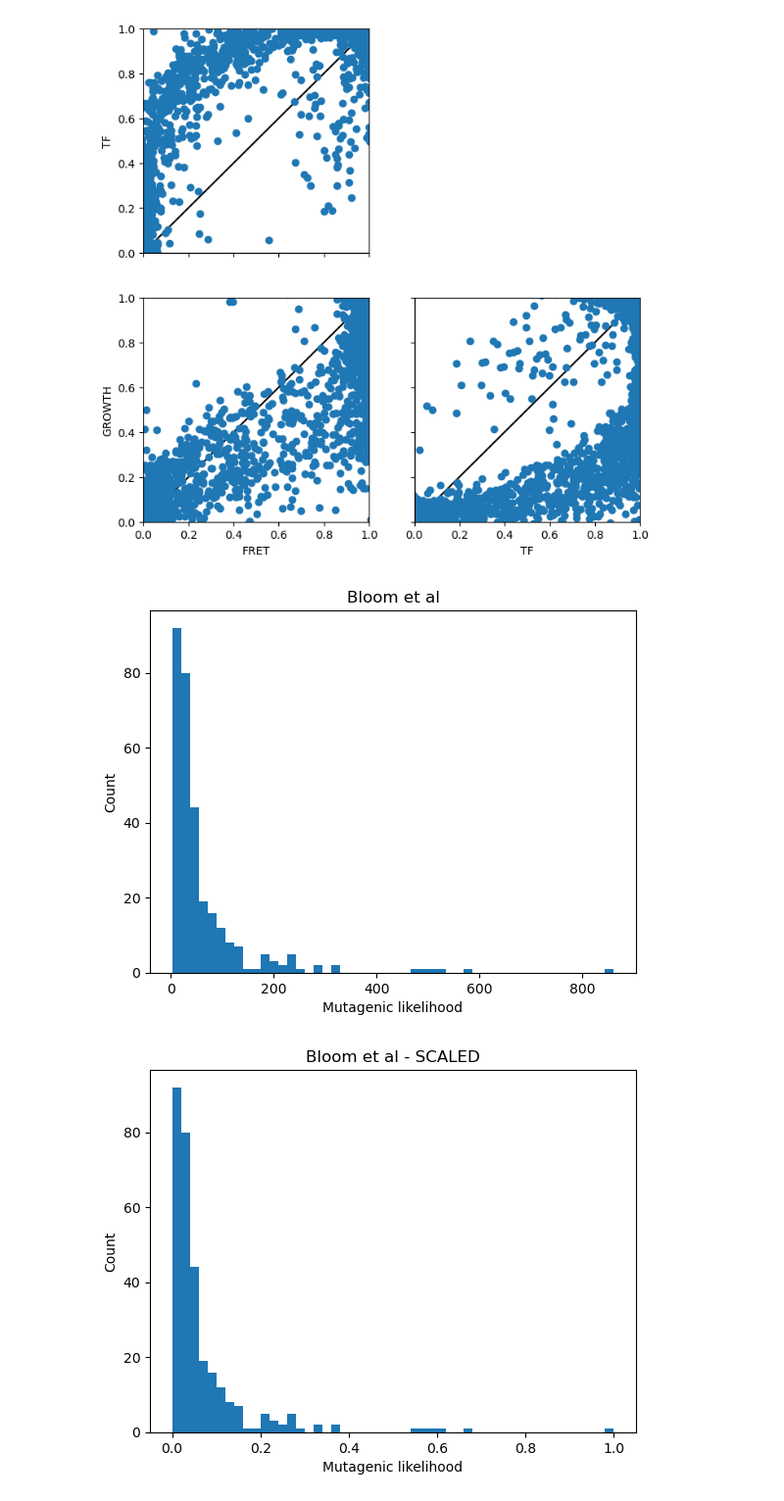
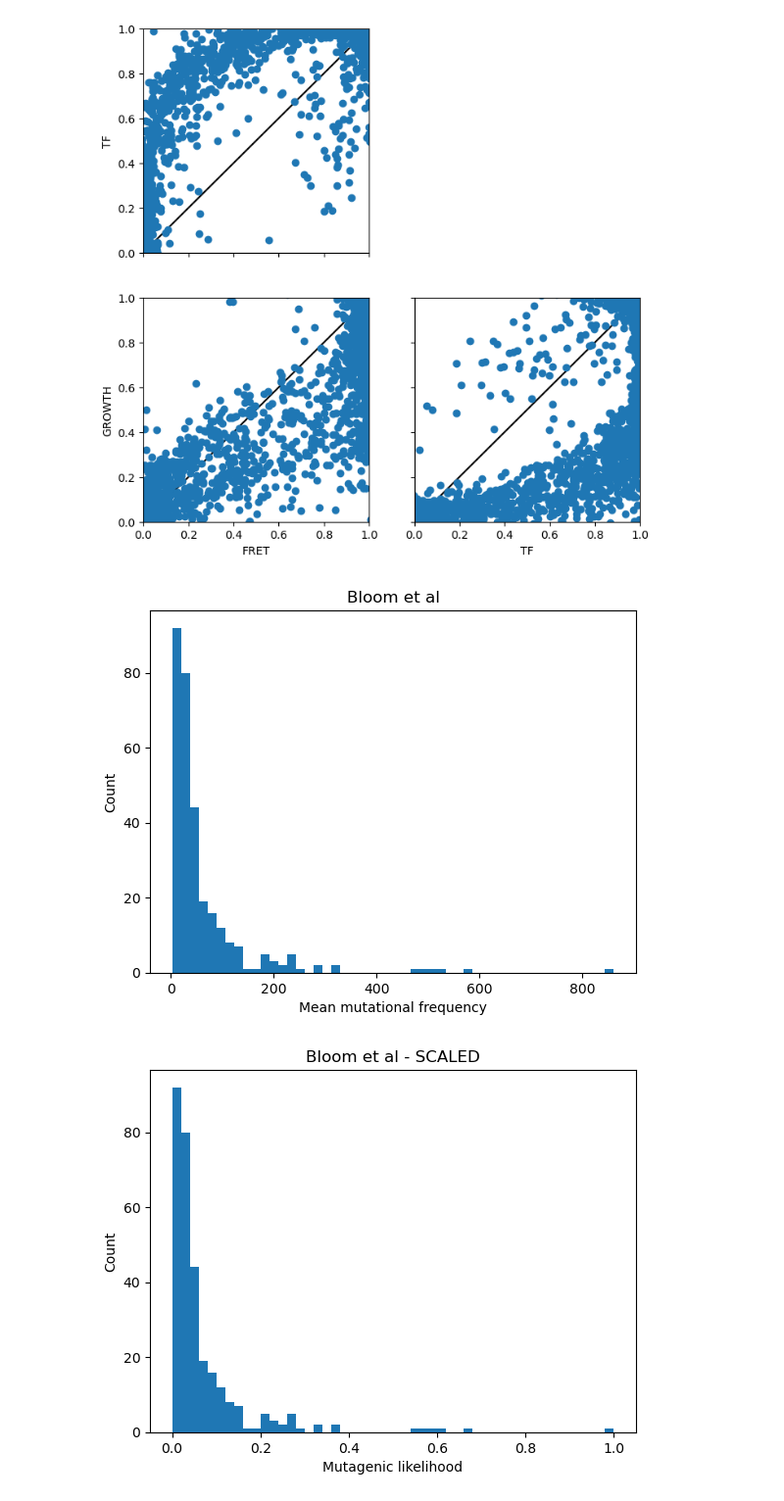
Before and after one commit to choderalab/mutation-analysis, a Jupyter notebook: notebooks/mutation_analysis.ipynb, the cells around one changed output. Shown at 98% size. Saved outputs shown, nothing was run; the diff lists cells and outputs as text; code cells hidden in the pictures.

```diff
--- a/notebooks/mutation_analysis.ipynb
+++ b/notebooks/mutation_analysis.ipynb
@@ -126,12 +111,12 @@ for residue_number, data in bloom.groupby(by="Mpro residue"):
 # %%
 # check distribution.
 plt.hist(count_scores, bins=50)
 plt.title("Bloom et al")
 plt.ylabel("Count")
-plt.xlabel("Mutagenic likelihood")
+plt.xlabel("Mean mutational frequency")
 plt.show()
 # %% [output]
-[figure, old version]
+[figure, new version]
 # %%
 # check distribution: scaled to 0-1.
 count_scores_scaled = (count_scores - np.min(count_scores))/np.ptp(count_scores)
```
Also changed, not shown: parts of 8 cells of this notebook.
